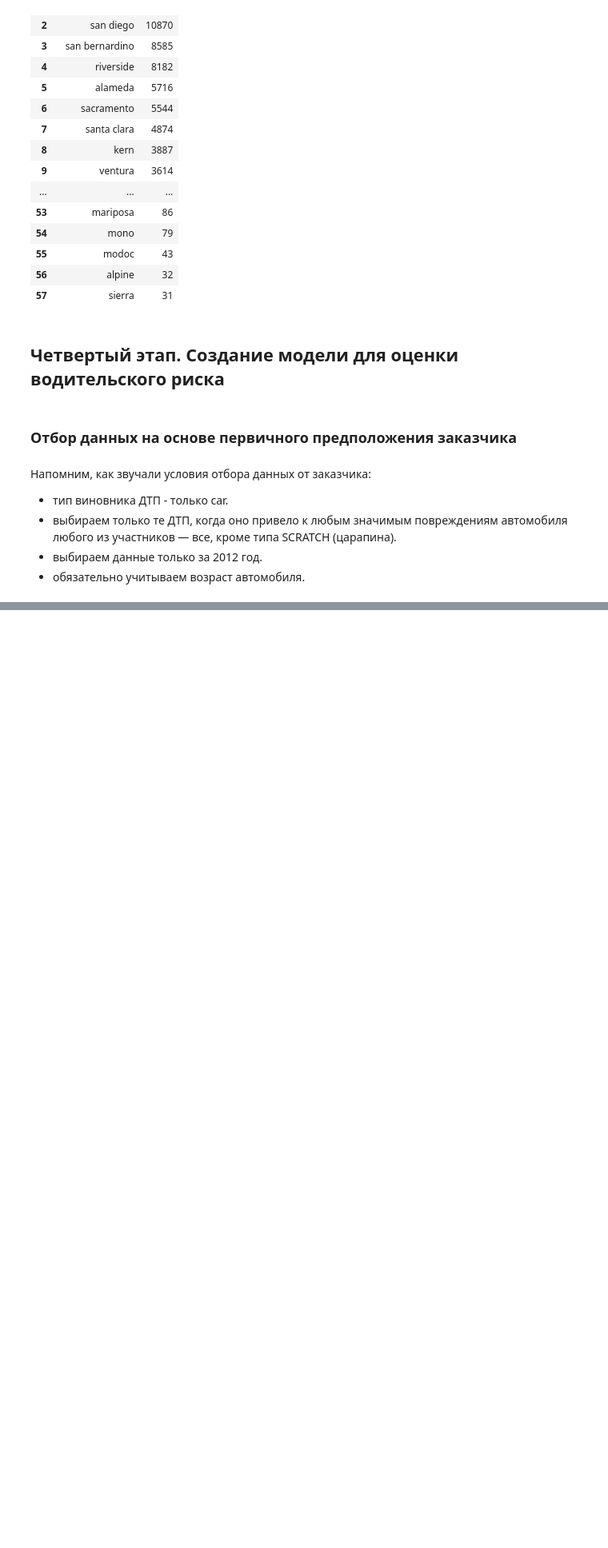
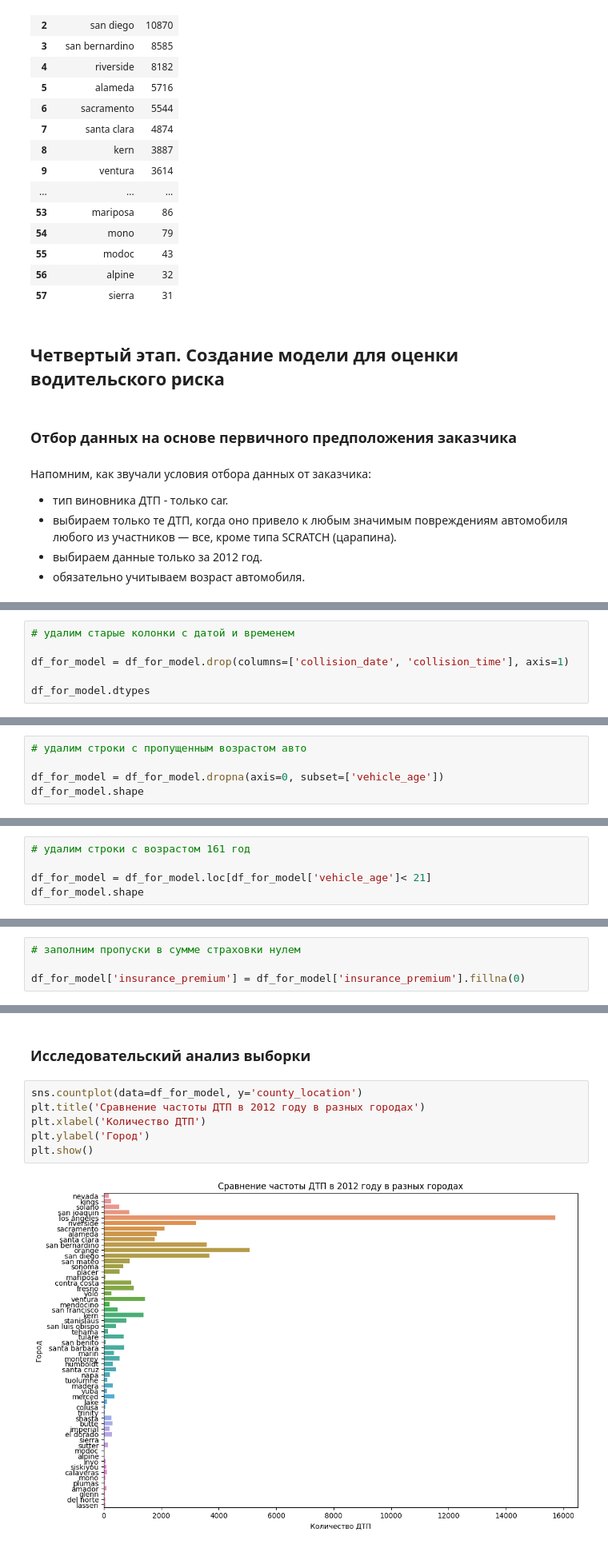
Before and after one commit to BelkaBoguto/pj_15, a Jupyter notebook: sborniy_boguto_v1.ipynb, the cells around one changed output, grey strips where cells are left out. Shown at 80% size. Saved outputs shown, nothing was run; the diff lists cells and outputs as text; blank space fills up the shorter version.

```diff
--- a/sborniy_boguto_v1.ipynb
+++ b/sborniy_boguto_v1.ipynb
@@ -980,0 +1166,6 @@ df_2012.head()
+# %%
+# удалим старые колонки с датой и временем
+
+df_for_model = df_for_model.drop(columns=['collision_date', 'collision_time'], axis=1)
+
+df_for_model.dtypes
@@ -980,0 +1230,5 @@ df_2012.head()
+# %%
+# удалим строки с пропущенным возрастом авто
+
+df_for_model = df_for_model.dropna(axis=0, subset=['vehicle_age'])
+df_for_model.shape
@@ -980,0 +1237,5 @@ df_2012.head()
+# %%
+# удалим строки с возрастом 161 год
+
+df_for_model = df_for_model.loc[df_for_model['vehicle_age']< 21]
+df_for_model.shape
@@ -980,0 +1244,4 @@ df_2012.head()
+# %%
+# заполним пропуски в сумме страховки нулем
+
+df_for_model['insurance_premium'] = df_for_model['insurance_premium'].fillna(0)
@@ -980,0 +1273,10 @@ df_2012.head()
+# %% [markdown]
+### Исследовательский анализ выборки
+# %%
+sns.countplot(data=df_for_model, y='county_location')
+plt.title('Сравнение частоты ДТП в 2012 году в разных городах')
+plt.xlabel('Количество ДТП')
+plt.ylabel('Город')
+plt.show()
+# %% [output]
+[figure, added]
```
Also changed, not shown: parts of 50 cells of this notebook, 1 other file.
